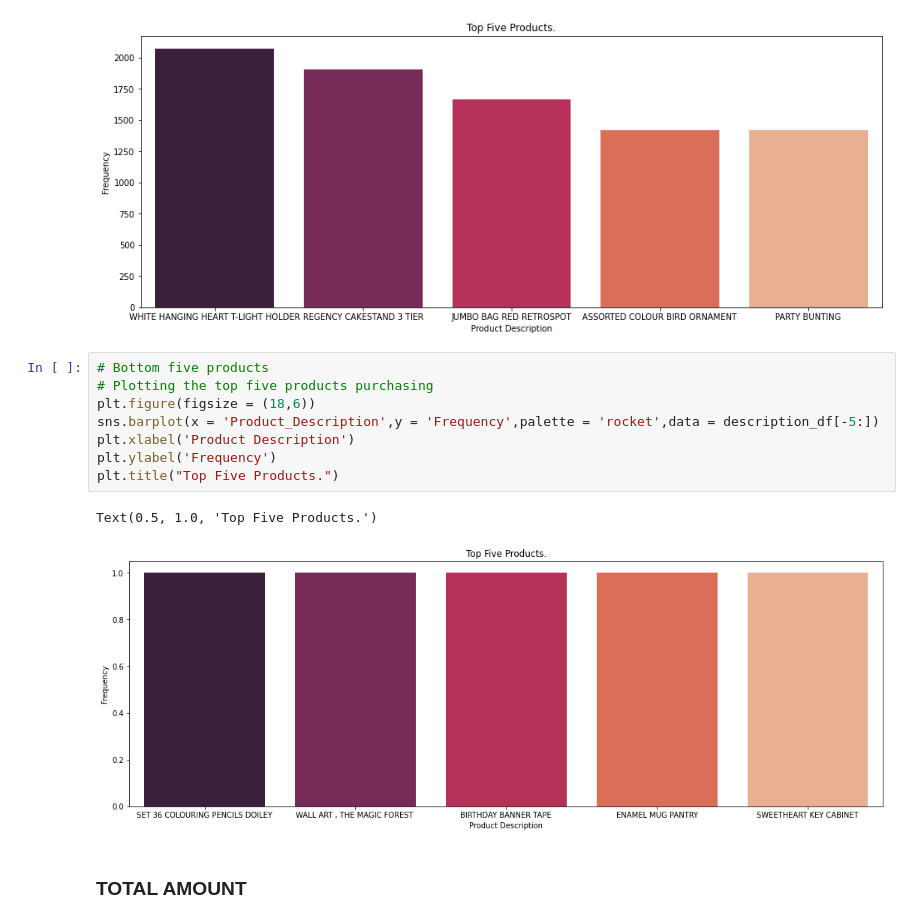
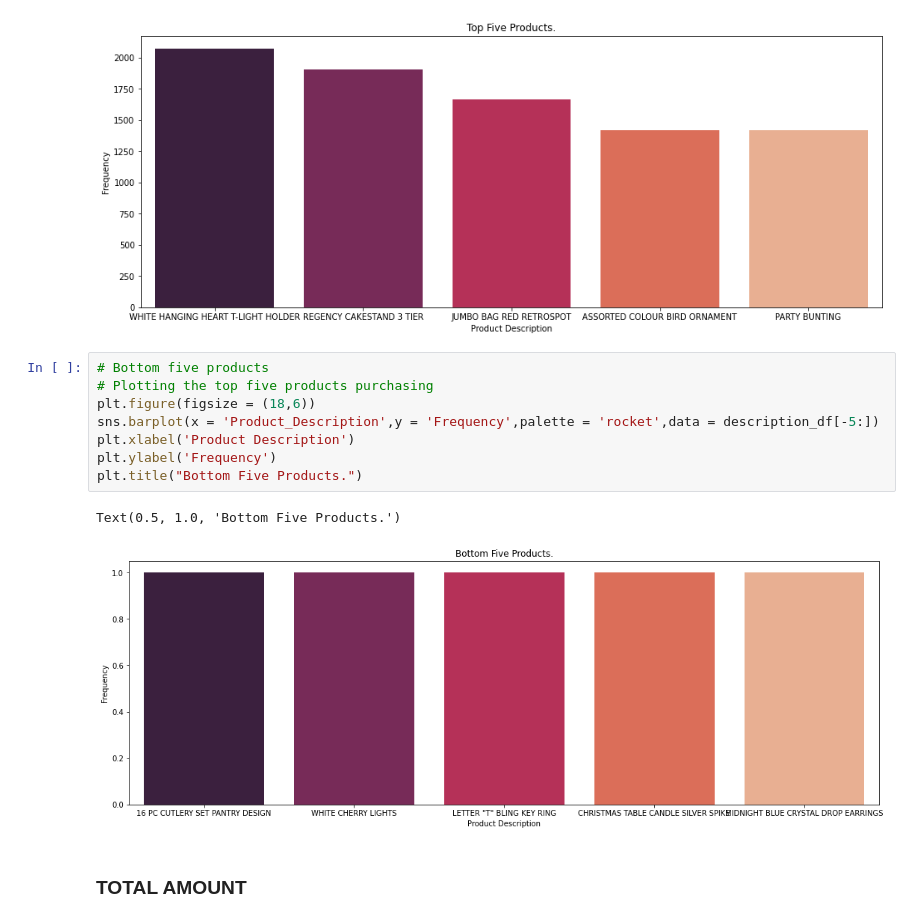
Before and after one commit to Mdanish2020/Customer_Segmentation_Project, a Jupyter notebook: Online_Retail_Customer_Segmentation_Capstone_Project.ipynb, the cells around one changed output. Drawn from its saved outputs; the diff is of its cells as text.

```diff
--- a/Online_Retail_Customer_Segmentation_Capstone_Project.ipynb
+++ b/Online_Retail_Customer_Segmentation_Capstone_Project.ipynb
@@ -402,14 +402,14 @@ Text(0.5, 1.0, 'Top Five Products.')
 # %%
 # Bottom five products
 # Plotting the top five products purchasing
 plt.figure(figsize = (18,6))
 sns.barplot(x = 'Product_Description',y = 'Frequency',palette = 'rocket',data = description_df[-5:])
 plt.xlabel('Product Description')
 plt.ylabel('Frequency')
-plt.title("Top Five Products.")
+plt.title("Bottom Five Products.")
 # %% [output]
-Text(0.5, 1.0, 'Top Five Products.')
+Text(0.5, 1.0, 'Bottom Five Products.')
-[figure, old version]
+[figure, new version]
 # %% [markdown]
 ### **TOTAL AMOUNT**
 # %%
```
Also changed, not shown: parts of 16 cells of this notebook.
